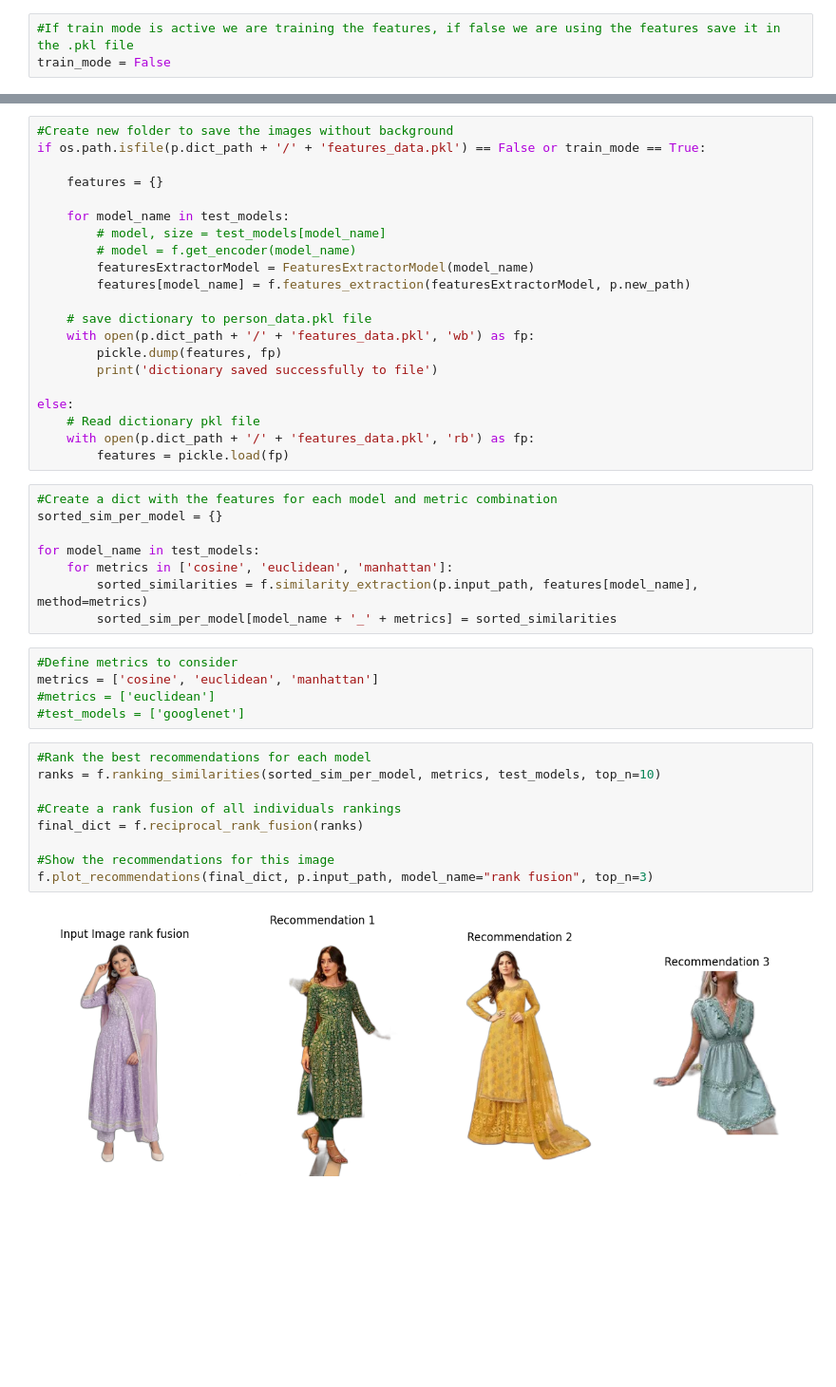
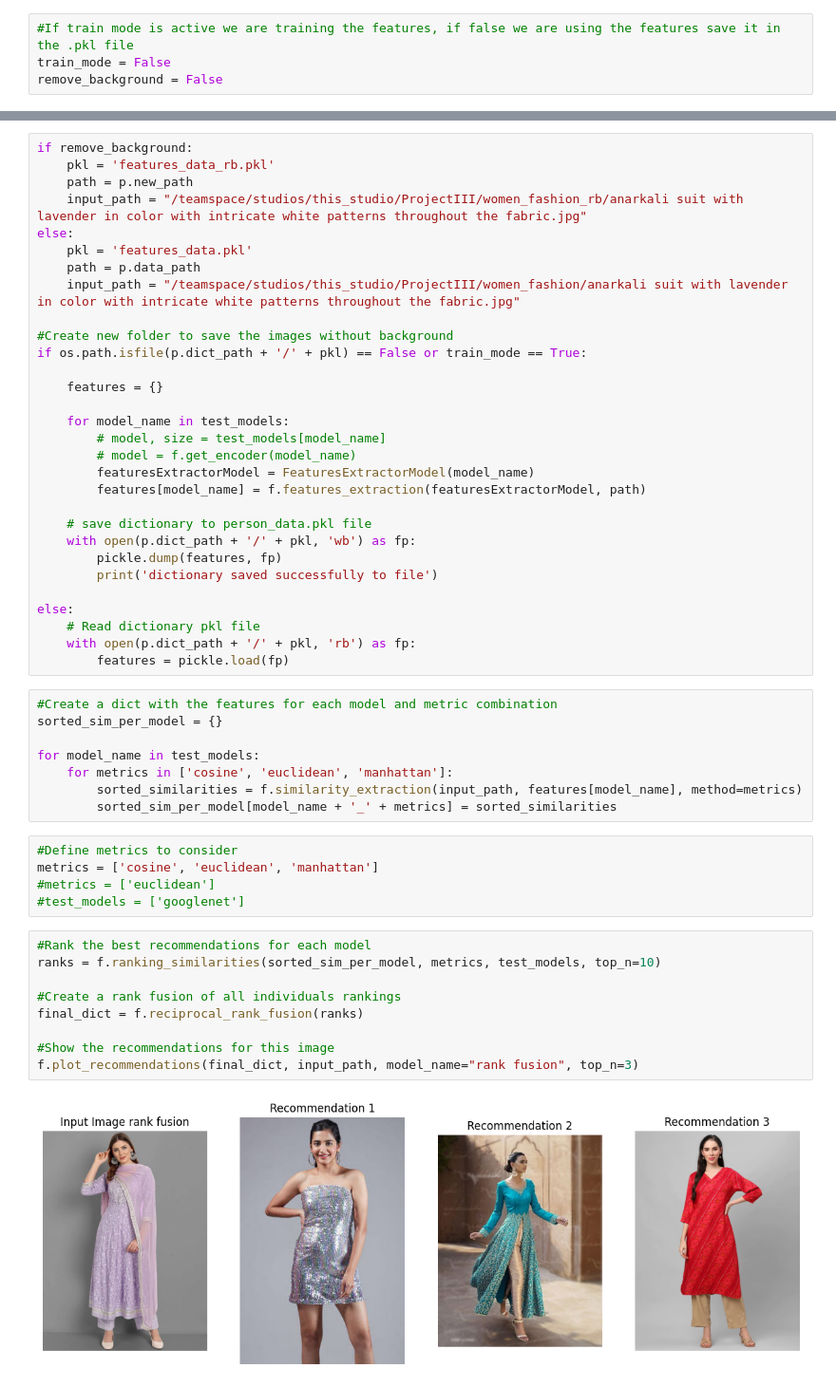
Before and after one commit to Alberto-Ruiz-CTS/ProjectIII, a Jupyter notebook: model_testing_pytorch/model_testing.ipynb, the cells around one changed output, grey strips where cells are left out. Shown at 95% size. Saved outputs shown, nothing was run; the diff lists cells and outputs as text; blank space fills up the shorter version.

Commit message:
Create separate dicts for features with background and without and insert option in the app.

```diff
--- a/model_testing_pytorch/model_testing.ipynb
+++ b/model_testing_pytorch/model_testing.ipynb
@@ -11,4 +11,5 @@ warnings.filterwarnings("ignore")
 # %%
 #If train mode is active we are training the features, if false we are using the features save it in the .pkl file
 train_mode = False
+remove_background = False
 # %%
@@ -27,8 +29,17 @@ for folder, _, filenames in os.walk(p.data_path):
 #dict with models that are going to be tested and the image size they require as a tuple (model, size) (Different models may require different image sizes)
 test_models = ['vgg16','vit_b_16','resnet50','efficient_net_b0']
 # %%
+if remove_background:
+    pkl = 'features_data_rb.pkl'
+    path = p.new_path
+    input_path = "/teamspace/studios/this_studio/ProjectIII/women_fashion_rb/anarkali suit with lavender in color with intricate white patterns throughout the fabric.jpg"
+else:
+    pkl = 'features_data.pkl'
+    path = p.data_path
+    input_path = "/teamspace/studios/this_studio/ProjectIII/women_fashion/anarkali suit with lavender in color with intricate white patterns throughout the fabric.jpg"
+
 #Create new folder to save the images without background
-if os.path.isfile(p.dict_path + '/' + 'features_data.pkl') == False or train_mode == True:
+if os.path.isfile(p.dict_path + '/' + pkl) == False or train_mode == True:
 
     features = {}
 
@@ -36,16 +47,16 @@ if os.path.isfile(p.dict_path + '/' + 'features_data.pkl') == False or train_mod
         # model, size = test_models[model_name]
         # model = f.get_encoder(model_name)
         featuresExtractorModel = FeaturesExtractorModel(model_name)
-        features[model_name] = f.features_extraction(featuresExtractorModel, p.new_path)
+        features[model_name] = f.features_extraction(featuresExtractorModel, path)
 
     # save dictionary to person_data.pkl file
-    with open(p.dict_path + '/' + 'features_data.pkl', 'wb') as fp:
+    with open(p.dict_path + '/' + pkl, 'wb') as fp:
         pickle.dump(features, fp)
         print('dictionary saved successfully to file')
 
 else:
     # Read dictionary pkl file
-    with open(p.dict_path + '/' + 'features_data.pkl', 'rb') as fp:
+    with open(p.dict_path + '/' + pkl, 'rb') as fp:
         features = pickle.load(fp)
 # %%
 #Create a dict with the features for each model and metric combination
@@ -53,7 +64,7 @@ sorted_sim_per_model = {}
 
 for model_name in test_models:
     for metrics in ['cosine', 'euclidean', 'manhattan']:
-        sorted_similarities = f.similarity_extraction(p.input_path, features[model_name], method=metrics)
+        sorted_similarities = f.similarity_extraction(input_path, features[model_name], method=metrics)
         sorted_sim_per_model[model_name + '_' + metrics] = sorted_similarities
 # %%
 #Define metrics to consider
@@ -63,14 +74,14 @@ metrics = ['cosine', 'euclidean', 'manhattan']
 # %%
 #Rank the best recommendations for each model
 ranks = f.ranking_similarities(sorted_sim_per_model, metrics, test_models, top_n=10)
 
 #Create a rank fusion of all individuals rankings
 final_dict = f.reciprocal_rank_fusion(ranks)
 
 #Show the recommendations for this image
-f.plot_recommendations(final_dict, p.input_path, model_name="rank fusion", top_n=3)
+f.plot_recommendations(final_dict, input_path, model_name="rank fusion", top_n=3)
 # %% [output]
-[figure, old version]
+[figure, new version]
 # %%
 #B orda algorithm
 final_dict = f.borda_count(ranks)
```
Also changed, not shown: parts of 3 cells of this notebook, 3 other files.
